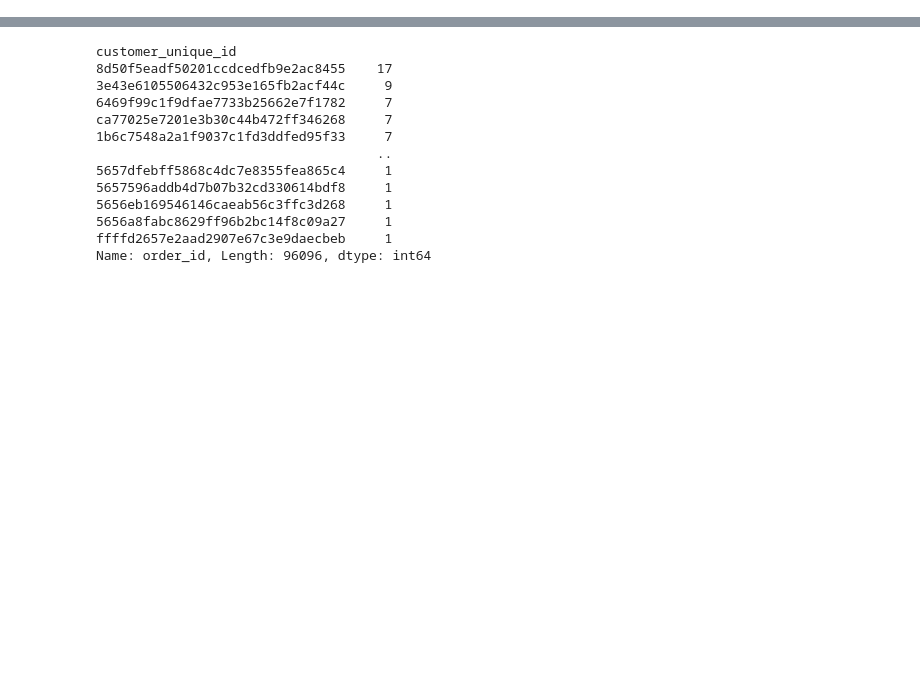
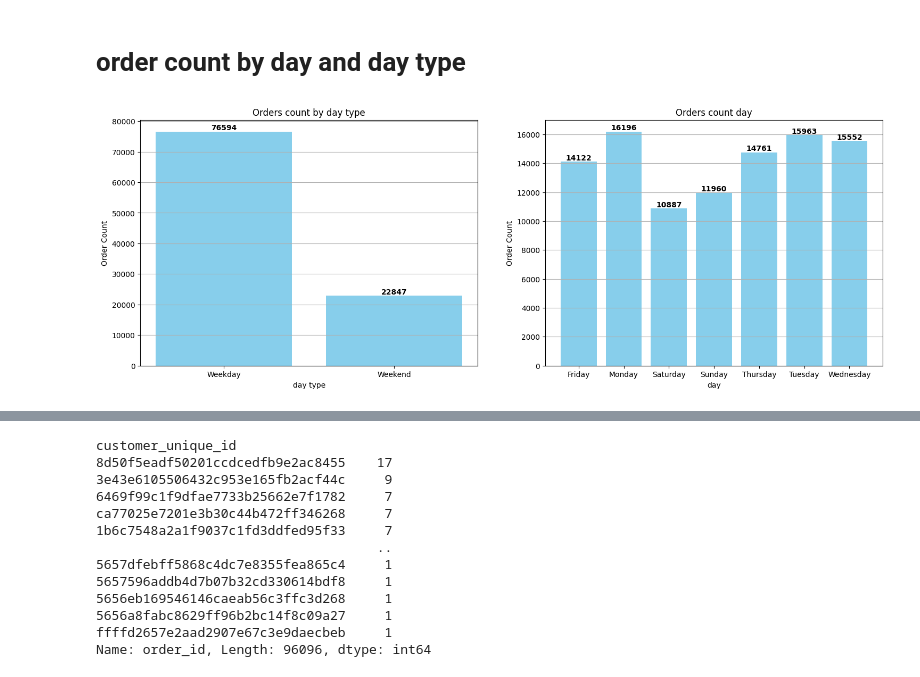
Before and after one commit to taruny088/olist_DA, a Jupyter notebook: Data_analysis/eda.ipynb, the cells around one changed output, grey strips where cells are left out. Cells and saved outputs as stored; diff of their text form; code cells hidden in the pictures; blank space fills up the shorter version.

```diff
--- a/Data_analysis/eda.ipynb
+++ b/Data_analysis/eda.ipynb
@@ -83,0 +74,50 @@ axes[2].grid(axis='y')
+# %% [markdown]
+# order count by day and day type
+# %%
+# Define mapping
+weekday_map = {
+    'Monday'   : 'Weekday',
+    'Tuesday'  : 'Weekday',
+    'Wednesday': 'Weekday',
+    'Thursday' : 'Weekday',
+    'Friday'   : 'Weekday',
+    'Saturday' : 'Weekend',
+    'Sunday'   : 'Weekend'
+}
+
+# Apply mapping
+orders['day_type'] = orders['day'].map(weekday_map)
+orders_per_day_type   = orders.groupby('day_type')['order_id'].count().reset_index()
+orders_per_day   = orders.groupby('day')['order_id'].count().reset_index()
+
+fig, axes = plt.subplots(1, 2, figsize=(18,6))
+bars =axes[0].bar(orders_per_day_type['day_type'], orders_per_day_type['order_id'],color='skyblue')
+for bar in bars:
+    height = bar.get_height()
+    axes[0].text(
+        bar.get_x() + bar.get_width() / 2,  # X position
+        height,                             # Y position
+        f'{int(height)}',                   # Label text
+        ha='center', va='bottom', fontsize=10, fontweight='bold'
+    )
+
+axes[0].set_title('Orders count by day type')
+axes[0].set_xlabel('day type')
+axes[0].set_ylabel('Order Count')
+axes[0].grid(axis='y')
+
+bars =axes[1].bar(orders_per_day['day'], orders_per_day['order_id'],color='skyblue')
+for bar in bars:
+    height = bar.get_height()
+    axes[1].text(
+        bar.get_x() + bar.get_width() / 2,  # X position
+        height,                             # Y position
+        f'{int(height)}',                   # Label text
+        ha='center', va='bottom', fontsize=10, fontweight='bold'
+    )
+axes[1].set_title('Orders count day')
+axes[1].set_xlabel('day')
+axes[1].set_ylabel('Order Count')
+axes[1].grid(axis='y')
+# %% [output]
+[figure, added]
```
Also changed, not shown: parts of 18 cells of this notebook.
